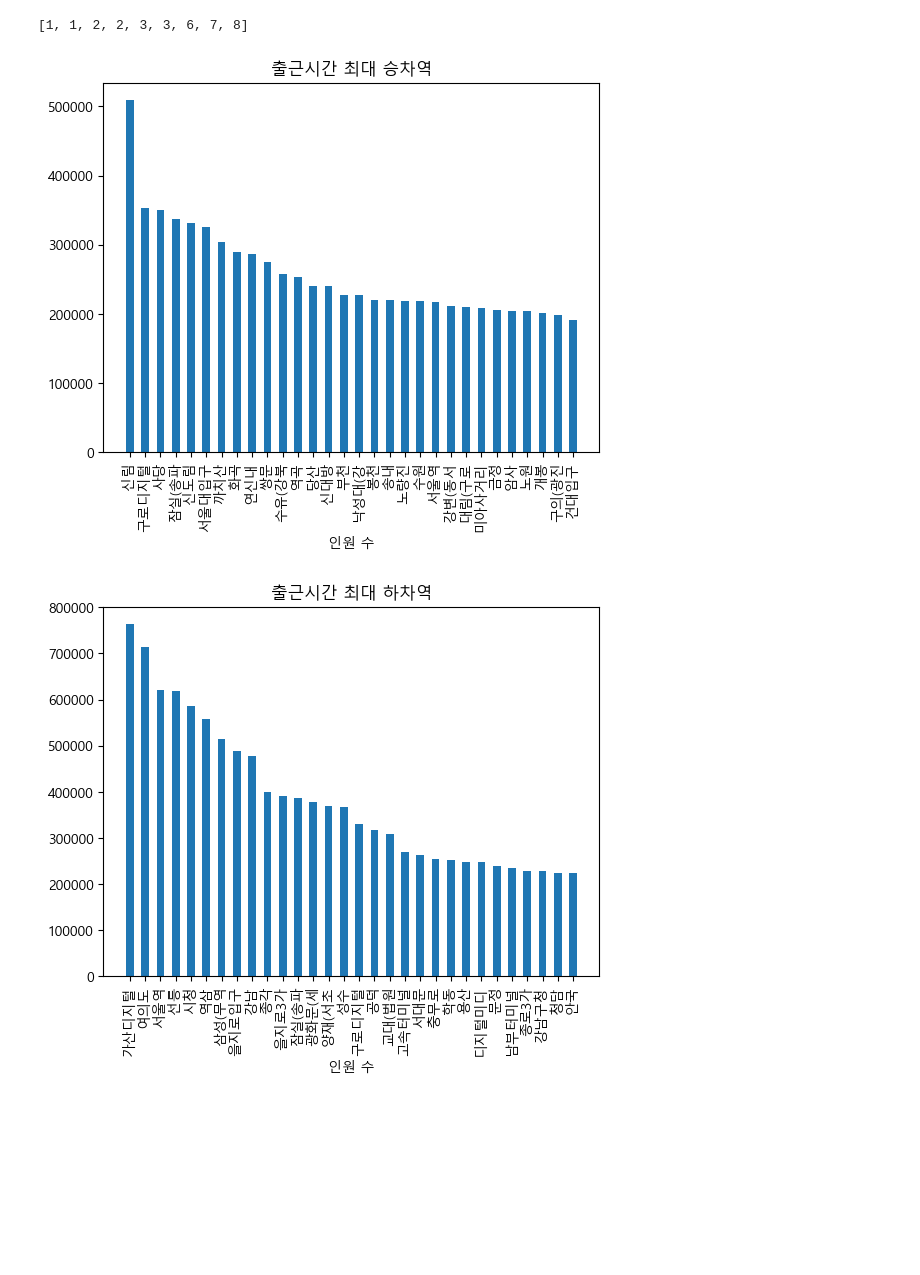
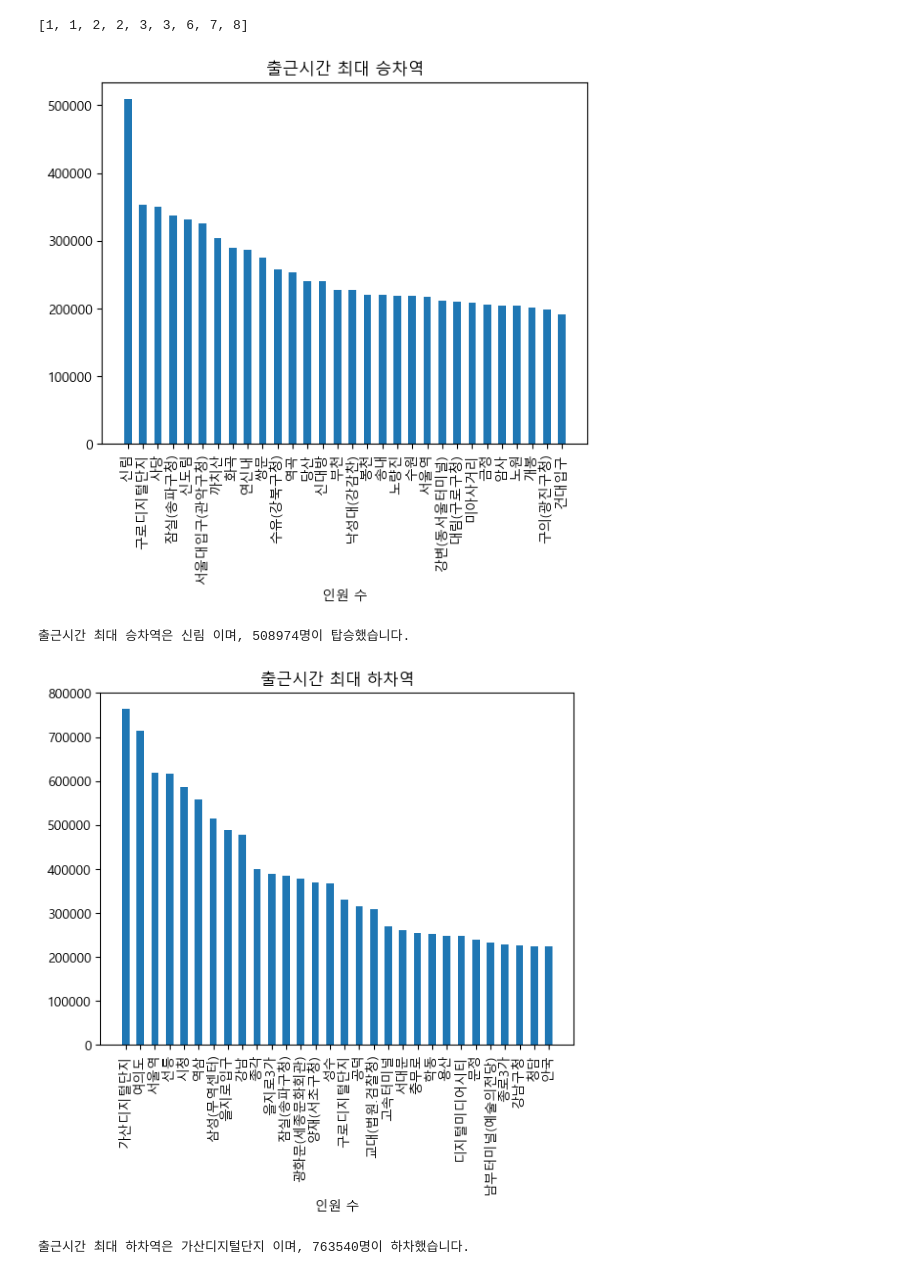
Before and after one commit to Spstars/HW6_your_initial, a Jupyter notebook: q4/q4.ipynb, the cells around one changed output. Saved outputs shown, nothing was run; the diff lists cells and outputs as text; code cells hidden in the pictures; blank space fills up the shorter version.

```diff
--- a/q4/q4.ipynb
+++ b/q4/q4.ipynb
@@ -46,13 +46,13 @@ def main():
     f.close()
 
     riders=sorted(list(stationDict.items()),key=lambda x:x[1][0],reverse=True)[:30]
-    ridersStation,ridersHeight=[height[0][:5] for height in riders],[height[1][0] for height in riders]
+    ridersStation,ridersHeight=[height[0] for height in riders],[height[1][0] for height in riders]
 
     getoffs=sorted(list(stationDict.items()),key=lambda x:x[1][1],reverse=True)[:30]
-    getoffsStation,getoffsHeight=[height[0][:5] for height in getoffs],[height[1][1] for height in getoffs]
+    getoffsStation,getoffsHeight=[height[0] for height in getoffs],[height[1][1] for height in getoffs]
 
     workers=sorted(list(stationDict.items()),key=lambda x:x[1][2],reverse=True)[:30]
-    workersStation,workersHeight=[height[0][:5] for height in workers],[height[1][2] for height in workers]
+    workersStation,workersHeight=[height[0] for height in workers],[height[1][2] for height in workers]
 
     plt.rc("font",family="Malgun Gothic")
     plt.rcParams['axes.unicode_minus']=False
@@ -61,33 +61,38 @@ def main():
     plt.xlabel("인원 수")
     plt.bar(ridersStation,ridersHeight,width=0.5)
     plt.xticks(ridersStation,rotation=90)
     plt.show()
+    print("출근시간 최대 승차역은 {} 이며, {}명이 탑승했습니다.".format(ridersStation[0],ridersHeight[0]))
 
     plt.rc("font",family="Malgun Gothic")
     plt.rcParams['axes.unicode_minus']=False
     plt.title("출근시간 최대 하차역")
     plt.xlabel("역이름")
     plt.xlabel("인원 수")
     plt.bar(getoffsStation,getoffsHeight,width=0.5)
     plt.xticks(getoffsStation,rotation=90)
     plt.show()
+    print("출근시간 최대 하차역은 {} 이며, {}명이 하차했습니다.".format(getoffsStation[0],getoffsHeight[0]))
 
     plt.rc("font",family="Malgun Gothic")
     plt.rcParams['axes.unicode_minus']=False
     plt.title("출근시간 최대 승하차역")
     plt.xlabel("역이름")
-    plt.xlabel("인원 수")
+    plt.ylabel("인원 수")
     plt.bar(workersStation,workersHeight,width=0.5)
     plt.xticks(workersStation,rotation=90)
     plt.show()
+    print("출근시간 최대 승하차역은 {} 이며, {}명이 승하차했습니다.".format(workersStation[0],workersHeight[0]))
 
 
 
 
 
 
 if __name__ == "__main__":
     main()
 # %% [output]
-[figure, old version]
+[figure, new version]
+출근시간 최대 승차역은 신림 이며, 508974명이 탑승했습니다.
-[figure, old version]
+[figure, new version]
+출근시간 최대 하차역은 가산디지털단지 이며, 763540명이 하차했습니다.
```
Also changed, not shown: parts of 1 cell of this notebook, 4 other files.
